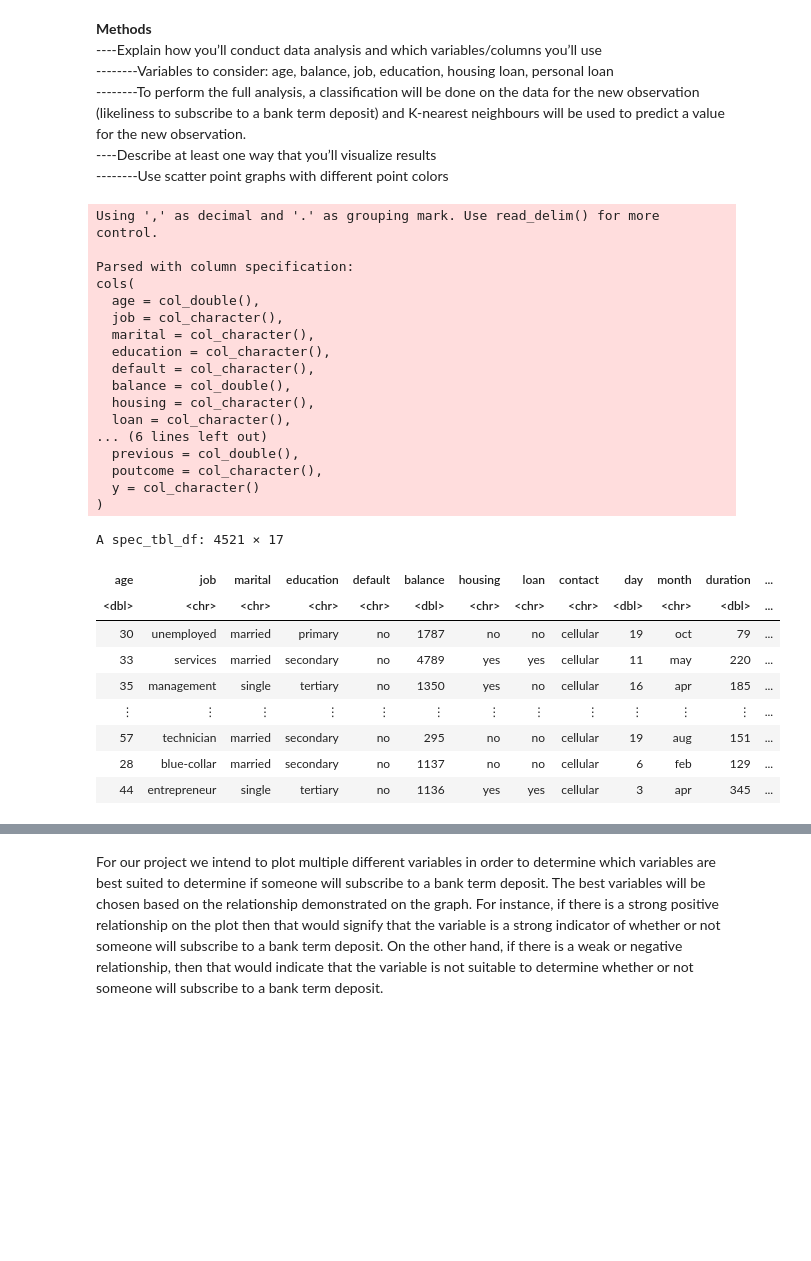
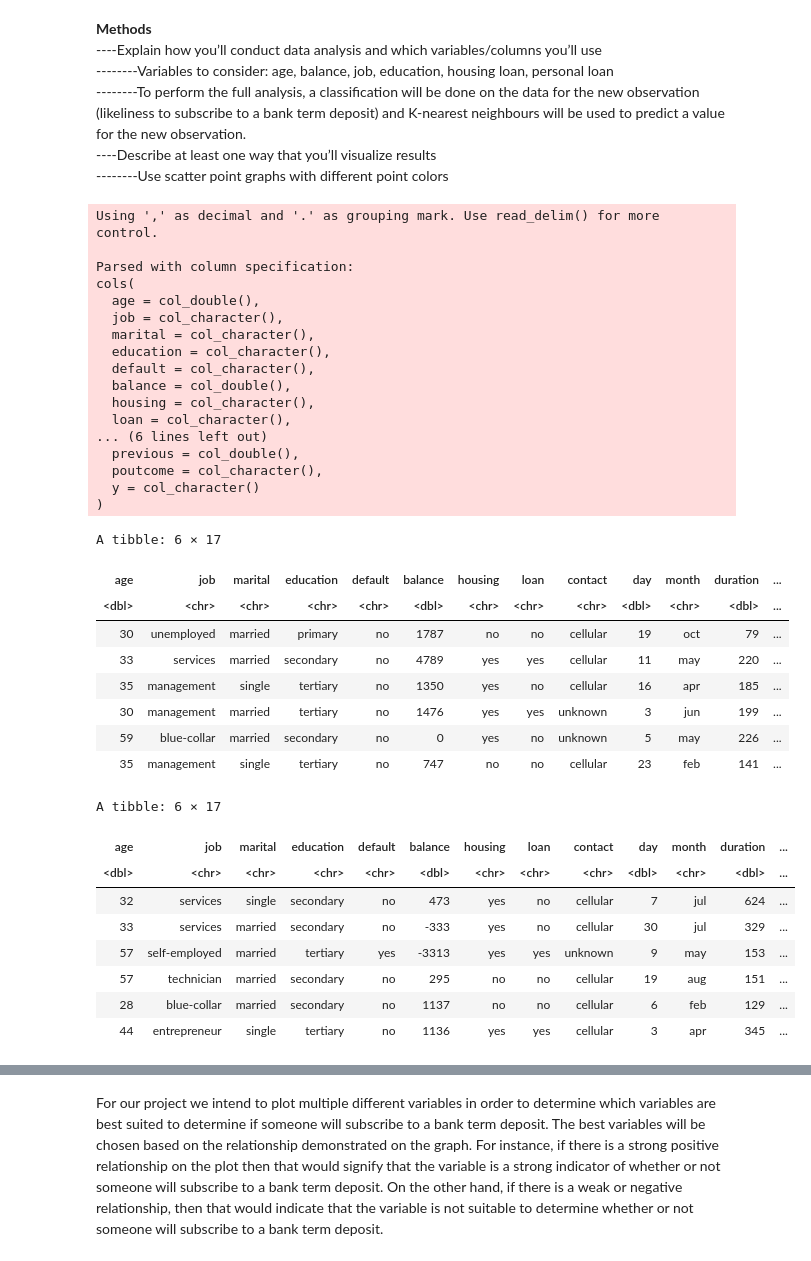
Before and after one commit to Kyungmin725/group34, a Jupyter notebook: group-project34.ipynb, the cells around one changed output, grey strips where cells are left out. Drawn from its saved outputs; the diff is of its cells as text; code cells hidden in the pictures; blank space fills up the shorter version.

```diff
--- a/group-project34.ipynb
+++ b/group-project34.ipynb
@@ -54,39 +36,50 @@ Warning message:
 temp <- tempfile()
 temp2 <- tempfile()
 
+# Load the data from source website
 url <- "https://archive.ics.uci.edu/ml/machine-learning-databases/00222/bank.zip"
 
 download.file(url, temp)
 unzip(zipfile = temp, exdir = temp2)
+# Read the data as csv and treat the variable "y(whether client subscribe to term deposit)" as factor
 bank_data <- read_csv2(file.path(temp2, "bank.csv")) %>%
     mutate(y = as_factor(y))
 unlink(c(temp, temp2))
-bank_data
+head(bank_data)
+tail(bank_data)
 # %% [output]
 Using ',' as decimal and '.' as grouping mark. Use read_delim() for more control.
 
 Parsed with column specification:
 cols(
   age = col_double(),
   job = col_character(),
   marital = col_character(),
   education = col_character(),
   default = col_character(),
   balance = col_double(),
   housing = col_character(),
   loan = col_character(),
 ... (6 lines left out)
   previous = col_double(),
   poutcome = col_character(),
   y = col_character()
 )
-A spec_tbl_df: 4521 × 17
+A tibble: 6 × 17
 | age | job | marital | education | default | balance | housing | loan | contact | day | month | duration | ... |
 | <dbl> | <chr> | <chr> | <chr> | <chr> | <dbl> | <chr> | <chr> | <chr> | <dbl> | <chr> | <dbl> | ... |
 | 30 | unemployed | married | primary | no | 1787 | no | no | cellular | 19 | oct | 79 | ... |
 | 33 | services | married | secondary | no | 4789 | yes | yes | cellular | 11 | may | 220 | ... |
 | 35 | management | single | tertiary | no | 1350 | yes | no | cellular | 16 | apr | 185 | ... |
-| ⋮ | ⋮ | ⋮ | ⋮ | ⋮ | ⋮ | ⋮ | ⋮ | ⋮ | ⋮ | ⋮ | ⋮ | ... |
-| 57 | technician | married | secondary | no | 295 | no | no | cellular | 19 | aug | 151 | ... |
-| 28 | blue-collar | married | secondary | no | 1137 | no | no | cellular | 6 | feb | 129 | ... |
-| 44 | entrepreneur | single | tertiary | no | 1136 | yes | yes | cellular | 3 | apr | 345 | ... |
+| 30 | management | married | tertiary | no | 1476 | yes | yes | unknown | 3 | jun | 199 | ... |
+| 59 | blue-collar | married | secondary | no | 0 | yes | no | unknown | 5 | may | 226 | ... |
+| 35 | management | single | tertiary | no | 747 | no | no | cellular | 23 | feb | 141 | ... |
+A tibble: 6 × 17
+| age | job | marital | education | default | balance | housing | loan | contact | day | month | duration | ... |
+| <dbl> | <chr> | <chr> | <chr> | <chr> | <dbl> | <chr> | <chr> | <chr> | <dbl> | <chr> | <dbl> | ... |
+| 32 | services | single | secondary | no | 473 | yes | no | cellular | 7 | jul | 624 | ... |
+| 33 | services | married | secondary | no | -333 | yes | no | cellular | 30 | jul | 329 | ... |
+| 57 | self-employed | married | tertiary | yes | -3313 | yes | yes | unknown | 9 | may | 153 | ... |
+| 57 | technician | married | secondary | no | 295 | no | no | cellular | 19 | aug | 151 | ... |
+| 28 | blue-collar | married | secondary | no | 1137 | no | no | cellular | 6 | feb | 129 | ... |
+| 44 | entrepreneur | single | tertiary | no | 1136 | yes | yes | cellular | 3 | apr | 345 | ... |
```
Also changed, not shown: parts of 12 cells of this notebook.
